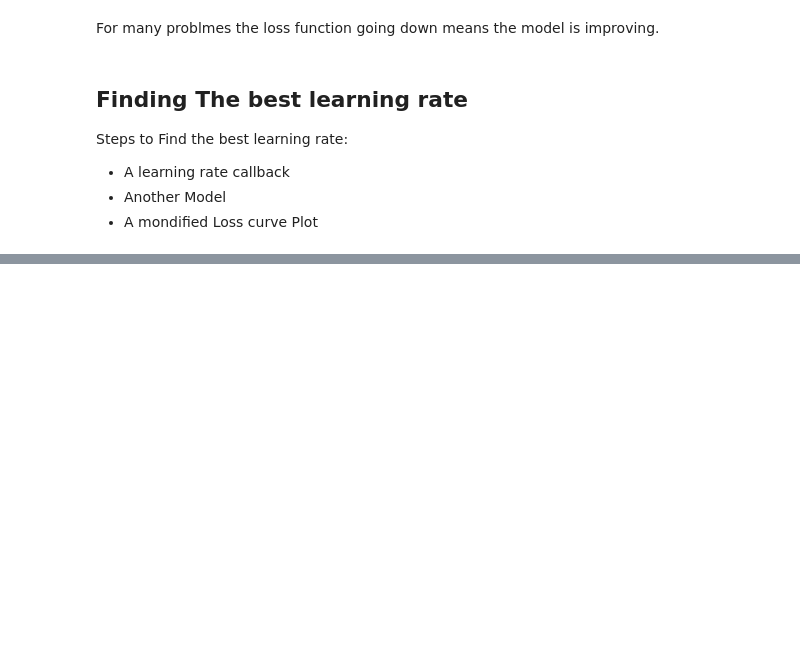
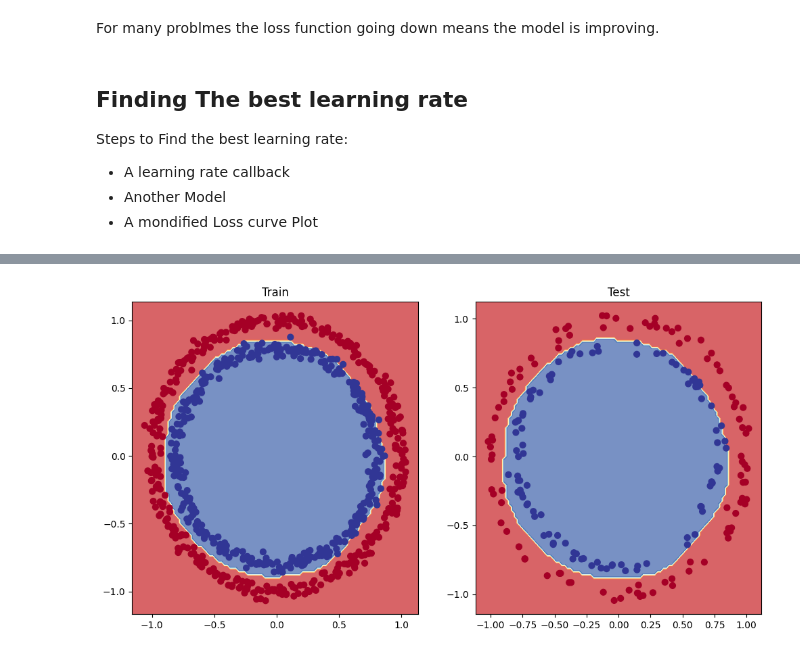
Before and after one commit to Achyran/Achyran-TensorFlowNotes, a Jupyter notebook: 02_nural_network_classification_with_tensorflow.ipynb, the cells around one changed output, grey strips where cells are left out. Saved outputs shown, nothing was run; the diff lists cells and outputs as text; code cells hidden in the pictures; blank space fills up the shorter version.

```diff
--- a/02_nural_network_classification_with_tensorflow.ipynb
+++ b/02_nural_network_classification_with_tensorflow.ipynb
@@ -760,0 +761,17 @@ Text(0.5, 1.0, 'Lerning vs Loss')
+# %%
+# Creat a Model like model 9 with a different learning rate (0.02)
+tf.random.set_seed(42)
+
+model_11 = tf.keras.Sequential([
+    tf.keras.layers.Dense(4,activation= "relu"),
+    tf.keras.layers.Dense(4,activation= "relu"),
+    tf.keras.layers.Dense(1, activation= "sigmoid")
+])
+
+
+#compile model with ideal lr
+model_11.compile(loss="binary_crossentropy",
+                 optimizer= tf.keras.optimizers.Adam(0.02),
+                 metrics= ["accuracy"])
+#Trainig wiht 5 less epoch
+model_11_history = model_11.fit(X_train,y_train,epochs=20)
@@ -760,0 +808,10 @@ Text(0.5, 1.0, 'Lerning vs Loss')
+# %%
+plt.figure(figsize= (12,6))
+plt.subplot(1,2,1)
+plt.title("Train")
+plot_decision_boundary(model_11,X=X_train,y=y_train)
+plt.subplot(1,2,2)
+plt.title("Test")
+plot_decision_boundary(model_11,X=X_test, y=y_test)
+plt.show()
+# %% [output]
@@ -760,0 +822 @@ Text(0.5, 1.0, 'Lerning vs Loss')
+[figure, added]
```
Also changed, not shown: parts of 32 cells of this notebook.
